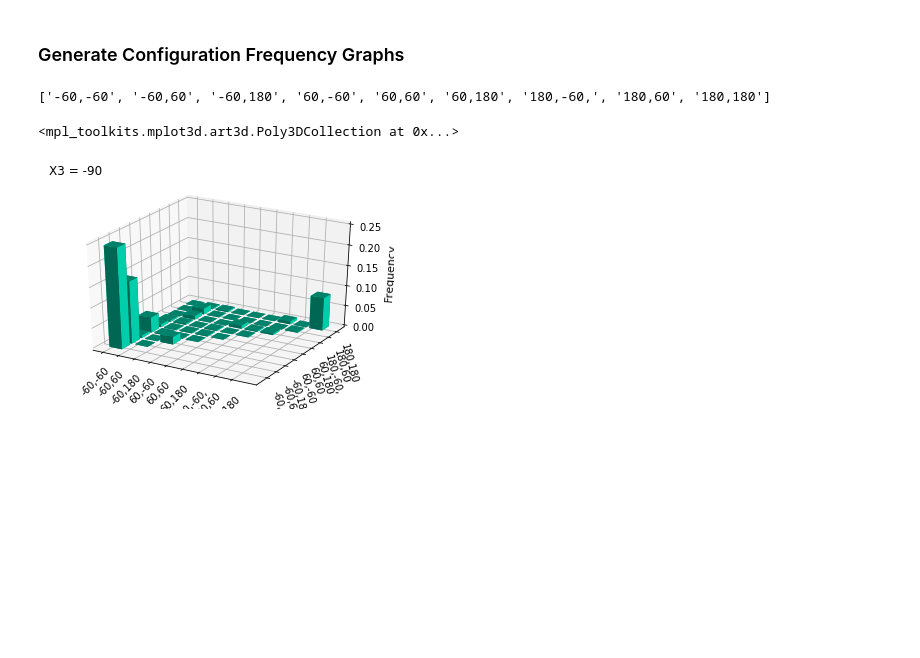
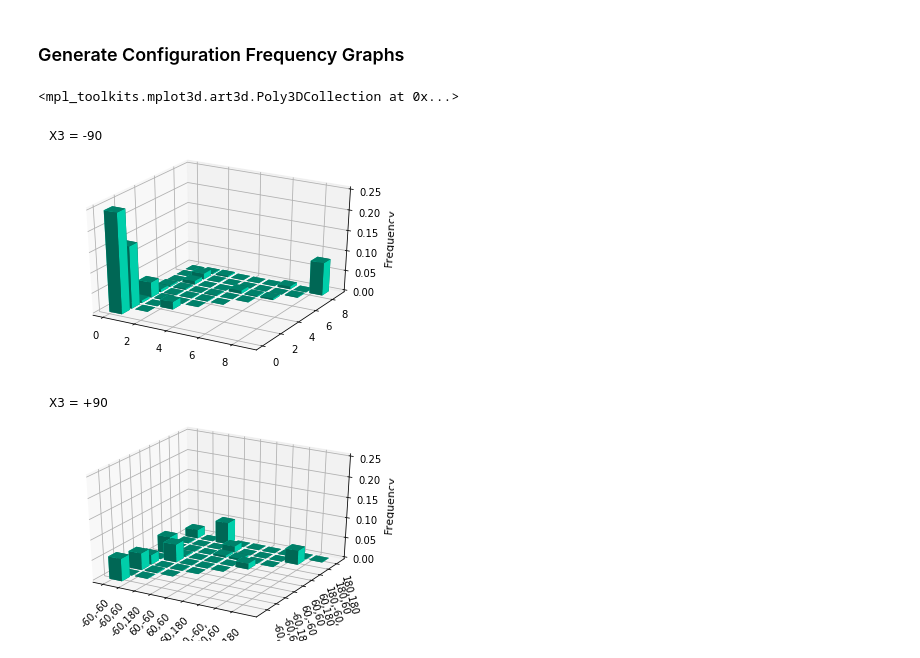
Before and after one commit to davarm/disulfide_configuration, a Jupyter notebook: configuration_analysis.ipynb, the cells around one changed output. Saved outputs shown, nothing was run; the diff lists cells and outputs as text; code cells hidden in the pictures; blank space fills up the shorter version.

Commit message:
Updated Ramachandran plot with frequency

```diff
--- a/configuration_analysis.ipynb
+++ b/configuration_analysis.ipynb
@@ -179,50 +178,64 @@ print plus_x3_ordered_configuration
 # %%
 from mpl_toolkits.mplot3d import Axes3D
 import random
-#%matplotlib notebook
+
+#fig, ax = plt.subplots(1,2)
+
 fig = plt.figure()
+fig2 = plt.figure()
+#plt.subplot(1, 2, idx + 1)
 ax1 = fig.add_subplot(111, projection='3d')
-
+ax2 = fig2.add_subplot(111, projection='3d')
 
 xpos = [0 for _ in range(0,9)] + [1 for _ in range(1,9)]+ [2 for _ in range(2,9)]+ [3 for _ in range(3,9)]+ [4 for _ in range(4,9)]+ [5 for _ in range(5,9)]+ [6 for _ in range(6,9)]+ [7 for _ in range(7,9)]+ [8 for _ in range(8,9)]
 ypos = [_ for _ in range(0,9)] + [_ for _ in range(1,9)]+ [_ for _ in range(2,9)]+ [_ for _ in range(3,9)]+ [_ for _ in range(4,9)]+ [_ for _ in range(5,9)]+ [_ for _ in range(6,9)]+ [_ for _ in range(7,9)]+ [_ for _ in range(8,9)]
 zpos = [0 for _ in range(len(minus_x3_ordered_configuration))]
 #
 #
 ## print zpos
 num_elements = len(xpos)
 dx = np.ones(45)
 dy = np.ones(45)
 #
 #print dx
 dx = [0.8 for _ in range(len(minus_x3_ordered_configuration))]
 dy = [0.8 for _ in range(len(minus_x3_ordered_configuration))]
-dz = [_[1] for _ in minus_x3_ordered_configuration]
-
+minus_dz = [_[1] for _ in minus_x3_ordered_configuration]
+plus_dz = [_[1] for _ in plus_x3_ordered_configuration]
 
 #Convert dz from total number to frequency
-dz = [float(_)/float(14647) for _ in dz]
+minus_dz = [float(_)/float(14647) for _ in minus_dz]
+plus_dz = [float(_)/float(14647) for _ in plus_dz]
 ax1.set_zlim([0,0.25])
-
+ax2.set_zlim([0,0.25])
 
 
 #x_tick_labels = [_[0][0:2] for _ in minus_x3_ordered_configuration]
 x_tick_labels = ["-60,-60","-60,60","-60,180","60,-60","60,60",'60,180','180,-60,',"180,60",'180,180']
-print x_tick_labels
+#plt2.xticks(np.arange(min(xpos), max(xpos)+1, 1.0),x_tick_labels,rotation=45)
+#plt2.yticks(np.arange(min(ypos)+0.5, max(ypos)+1, 1.0),x_tick_labels,rotation=-75)
 
 
-plt.xticks(np.arange(min(xpos), max(xpos)+1, 1.0),x_tick_labels,rotation=45)
-plt.yticks(np.arange(min(ypos)+0.5, max(ypos)+1, 1.0),x_tick_labels,rotation=-75)
 #plt.zlabel('Frequency of Population', fontsize=11)
 #labels = [item.get_text() for item in ax1.get_xticklabels()]
 #print labels
 ax1.set_title("X3 = -90", loc = 'left')
 ax1.set_zlabel("Frequency",fontsize = 11)
+
+ax2.set_title("X3 = +90", loc = 'left')
+ax2.set_zlabel("Frequency",fontsize = 11)
 #ax1.set_xlabel(u"Cys 1 (X1,X2)(°)",fontsize = 10)
-#ax1.xlabel('Frequency of Configuration', fontsize=11)
-ax1.bar3d(xpos, ypos, zpos, dx, dy, dz, color='#00ceaa')
-#plt.show()
+
+
+
+plt.xticks(np.arange(min(xpos), max(xpos)+1, 1.0),x_tick_labels,rotation=45)
+plt.yticks(np.arange(min(ypos)+0.5, max(ypos)+1, 1.0),x_tick_labels,rotation=-75)
+
+
+
+ax1.bar3d(xpos, ypos, zpos, dx, dy, minus_dz, color='#00ceaa')
+ax2.bar3d(xpos, ypos, zpos, dx, dy, plus_dz, color='#00ceaa')
 # %% [output]
-['-60,-60', '-60,60', '-60,180', '60,-60', '60,60', '60,180', '180,-60,', '180,60', '180,180']
+<mpl_toolkits.mplot3d.art3d.Poly3DCollection at 0x...>
-<mpl_toolkits.mplot3d.art3d.Poly3DCollection at 0x...>
-[figure, old version]
+[figure, new version]
+[figure, added]
```
Also changed, not shown: parts of 5 cells of this notebook, 4 other files.
